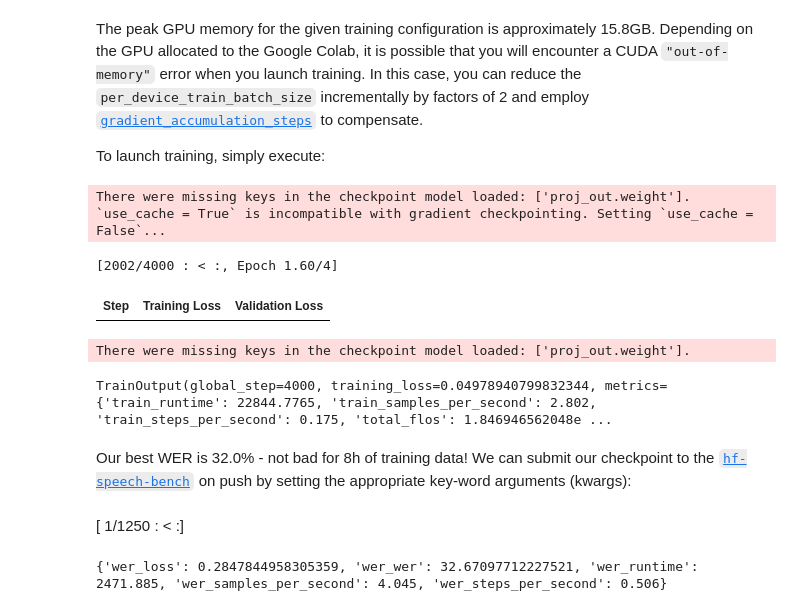
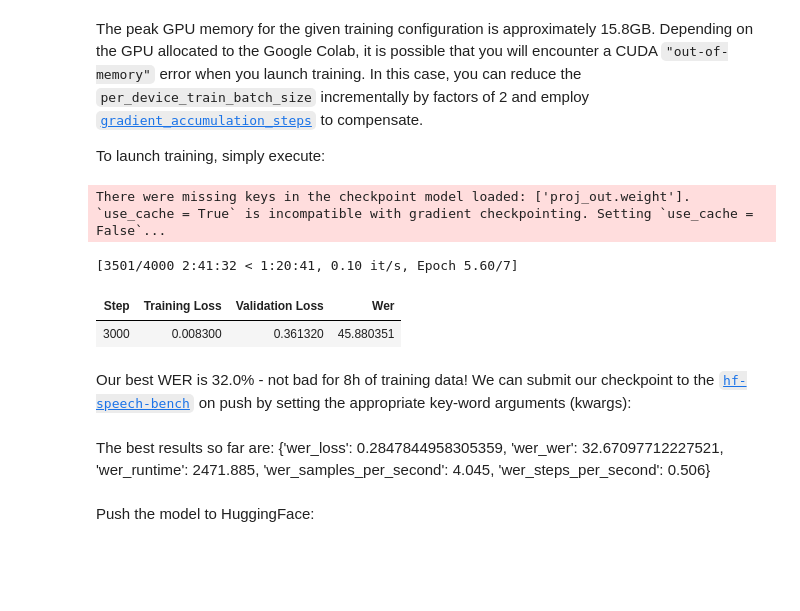
Before and after one commit to carlpersson1/ID2223_lab1, a Jupyter notebook: Lab2/fine_tune_whisper_de.ipynb, the cells around one changed output. Cells and saved outputs as stored; diff of their text form; code cells hidden in the pictures; blank space fills up the shorter version.

```diff
--- a/Lab2/fine_tune_whisper_de.ipynb
+++ b/Lab2/fine_tune_whisper_de.ipynb
@@ -134,15 +88,15 @@ drive.mount('/content/drive')
 common_voice = DatasetDict()
 
 # Get the arrow files storing training and testing data
-r_train = re.compile("data-000[0-1][0-9]-of-00044.arrow")
-arrow_files_train = list(filter(r_train.match, os.listdir("common_voice/train")))
+r_train = re.compile("data-000[0-1][0-9]-of-00042.arrow")
+arrow_files_train = list(filter(r_train.match, os.listdir("/content/drive/MyDrive/common_voice/train")))
 r_test = re.compile("data-0000[0-1]-of-00002.arrow")
-arrow_files_test = list(filter(r_test.match, os.listdir("common_voice/test")))
+arrow_files_test = list(filter(r_test.match, os.listdir("/content/drive/MyDrive/common_voice/test")))
 
 # Concatenate stored arrow files and assign as training and test data
 if not DOWNLOAD:
-  common_voice["train"] = concatenate_datasets([Dataset.from_file(join("common_voice/train", arrow_file)) for arrow_file in arrow_files_train]).select(range(20000))
-  common_voice["test"] = concatenate_datasets([Dataset.from_file(join("common_voice/test", arrow_file)) for arrow_file in arrow_files_test]).select(range(10000))
+  common_voice["train"] = concatenate_datasets([Dataset.from_file(join("/content/drive/MyDrive/common_voice/train", arrow_file)) for arrow_file in arrow_files_train]).select(range(10000))
+  common_voice["test"] = concatenate_datasets([Dataset.from_file(join("/content/drive/MyDrive/common_voice/test", arrow_file)) for arrow_file in arrow_files_test]).select(range(5000))
 
 # If unprocessed dataset should be downloaded from HuggingFace
 if DOWNLOAD:
@@ -415,8 +284,8 @@ from transformers import Seq2SeqTrainingArguments
 
 training_args = Seq2SeqTrainingArguments(
     output_dir="./drive/MyDrive/whisper-small-de",  # change to a repo name of your choice
-    per_device_train_batch_size=16,
-    gradient_accumulation_steps=1,  # increase by 2x for every 2x decrease in batch size
+    per_device_train_batch_size=8,
+    gradient_accumulation_steps=2,  # increase by 2x for every 2x decrease in batch size
     learning_rate=1.25e-5,
     weight_decay=1.e-6,
     warmup_steps=500,
@@ -484,24 +353,24 @@ to compensate.
 
 To launch training, simply execute:
 # %%
-trainer.train(resume_from_checkpoint='drive/MyDrive/whisper-small-de')
+trainer.train(resume_from_checkpoint=True)
 # %% [output]
 There were missing keys in the checkpoint model loaded: ['proj_out.weight'].
 `use_cache = True` is incompatible with gradient checkpointing. Setting `use_cache = False`...
-[2002/4000 : < :, Epoch 1.60/4]
+[3501/4000 2:41:32 < 1:20:41, 0.10 it/s, Epoch 5.60/7]
-| Step | Training Loss | Validation Loss |
+| Step | Training Loss | Validation Loss | Wer |
+| 3000 | 0.008300 | 0.361320 | 45.880351 |
-There were missing keys in the checkpoint model loaded: ['proj_out.weight'].
-TrainOutput(global_step=4000, training_loss=0.04978940799832344, metrics={'train_runtime': 22844.7765, 'train_samples_per_second': 2.802, 'train_steps_per_second': 0.175, 'total_flos': 1.846946562048e ...
 # %% [markdown]
 Our best WER is 32.0% - not bad for 8h of training data! We can submit our checkpoint to the [`hf-speech-bench`](https://huggingface.co/spaces/huggingface/hf-speech-bench) on push by setting the appropriate key-word arguments (kwargs):
 # %%
 test_eval = trainer.evaluate(metric_key_prefix='wer')
 print(test_eval)
-# %% [output]
-[ 1/1250 : < :]
-{'wer_loss': 0.2847844958305359, 'wer_wer': 32.67097712227521, 'wer_runtime': 2471.885, 'wer_samples_per_second': 4.045, 'wer_steps_per_second': 0.506}
+# %% [markdown]
+The best results so far are: {'wer_loss': 0.2847844958305359, 'wer_wer': 32.67097712227521, 'wer_runtime': 2471.885, 'wer_samples_per_second': 4.045, 'wer_steps_per_second': 0.506}
 # %%
 temp_preds = model.evaluate()
+# %% [markdown]
+Push the model to HuggingFace:
 # %%
 kwargs = {
     "dataset_tags": "mozilla-foundation/common_voice_11_0",
```
Also changed, not shown: parts of 52 cells of this notebook, 1 other file.
